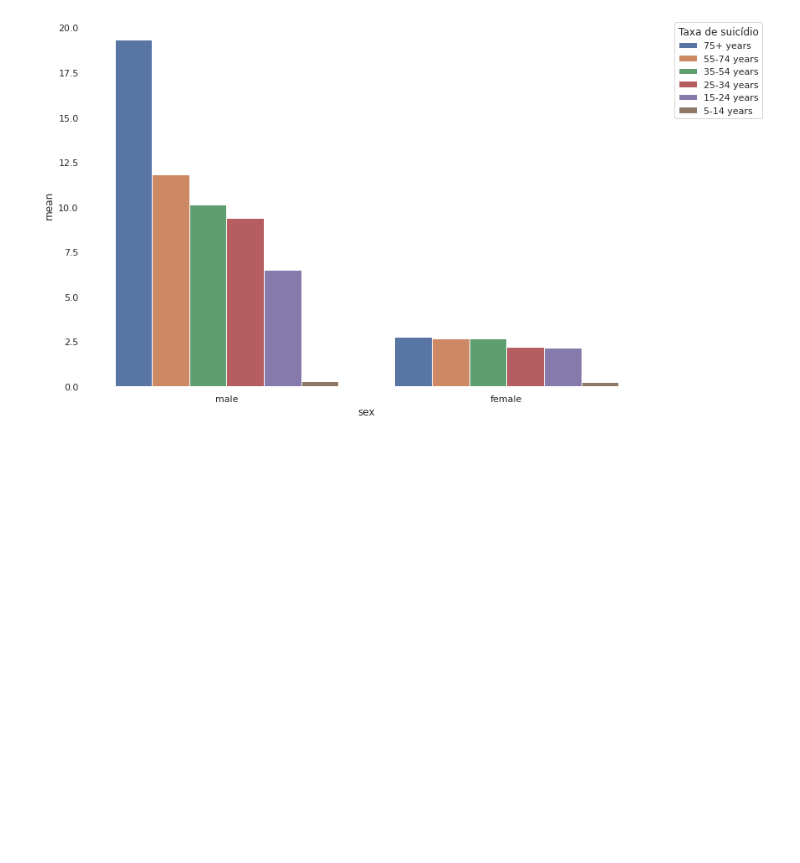
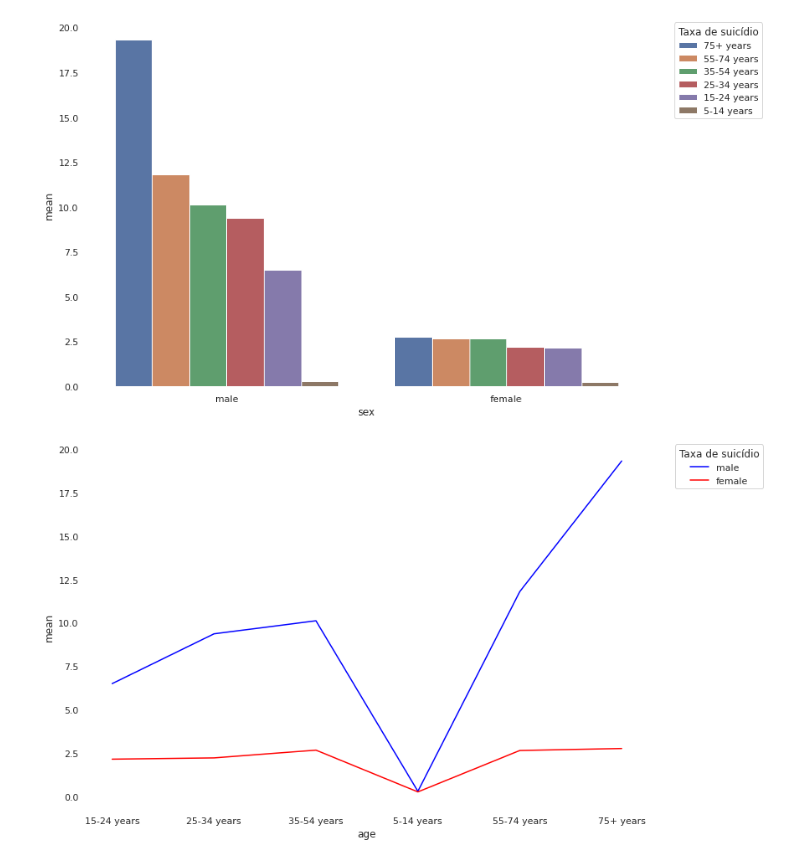
Before and after one commit to josepefg/kaggle, a Jupyter notebook: Taxa_Suicidio_Brasil.ipynb, the cells around one changed output. Cells and saved outputs as stored; diff of their text form; code cells hidden in the pictures; blank space fills up the shorter version.

```diff
--- a/Taxa_Suicidio_Brasil.ipynb
+++ b/Taxa_Suicidio_Brasil.ipynb
@@ -336,3 +347,27 @@ plt.legend(title='Taxa de suicídio', bbox_to_anchor=(1.05, 1), loc=2, borderaxe
 plt.show()
 # %% [output]
 [figure]
+# %%
+# gráfico comparativo entre faixas de idade
+plt.figure(figsize=(12,8))
+
+
+ax = sns.lineplot(label = 'male', x='age', y='mean', color='blue', data=taxa_brasil_idade_tot[taxa_brasil_idade_tot.sex=='male'])
+ax = sns.lineplot(label = 'female', x='age', y='mean', color='red', data=taxa_brasil_idade_tot[taxa_brasil_idade_tot.sex=='female'])
+
+# plt.bar([i+0.25*width for i in indices], lowPower,
+#         width=0.5*width, color='r', alpha=0.5, label='Min Power in mW')
+
+# ax.set(xticks=ages)
+# ax.set_xticklabels(list(map(int, ax.get_xticks())), rotation=45, horizontalalignment='right')
+
+sns.despine(top=True, right=True, left=True, bottom=True)
+
+# ax.set_xticks(range(len(ages)))
+# ax.set_xticklabels(ages)
+
+plt.legend(title='Taxa de suicídio', bbox_to_anchor=(1.05, 1), loc=2, borderaxespad=0.)
+
+plt.show()
+# %% [output]
+[figure, added]
```
Also changed, not shown: parts of 2 cells of this notebook.
